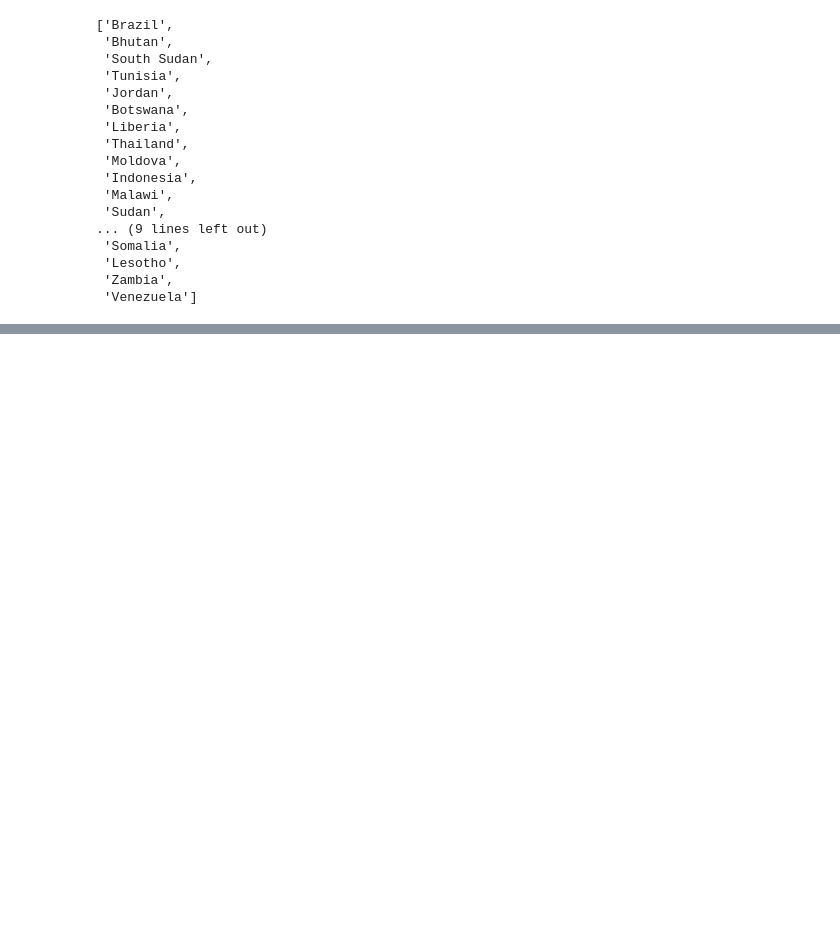
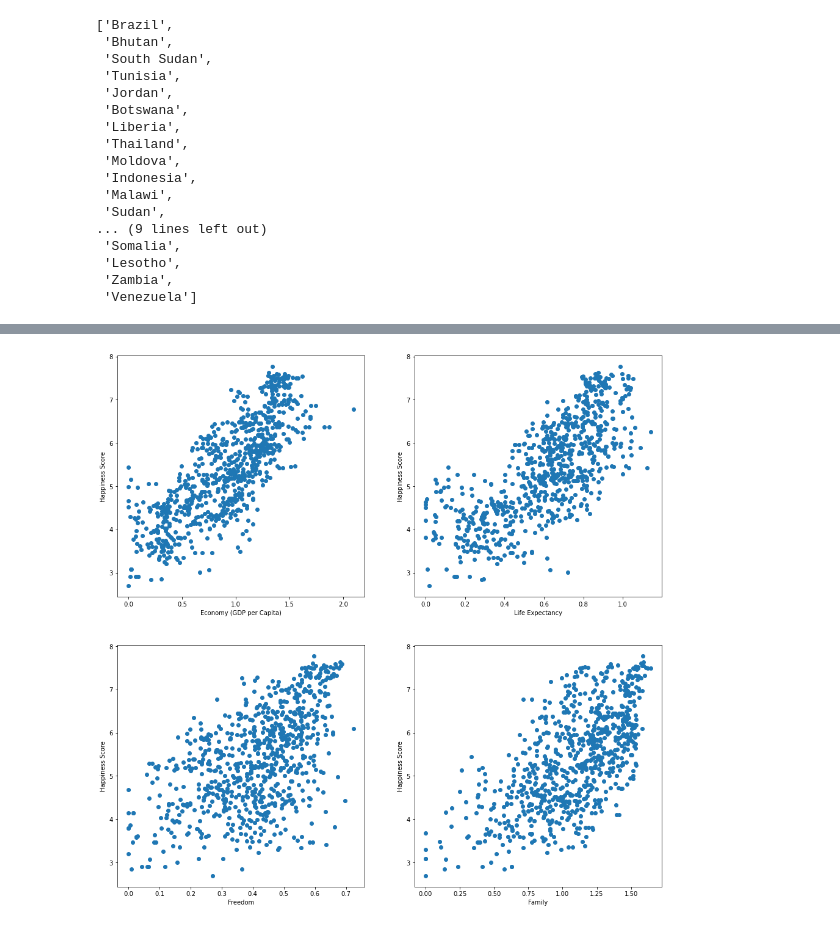
Before and after one commit to ronishi1/cse351-final, a Jupyter notebook: final_project.ipynb, the cells around one changed output, grey strips where cells are left out. Saved outputs shown, nothing was run; the diff lists cells and outputs as text; code cells hidden in the pictures; blank space fills up the shorter version.

Commit message:
Added correlation for happiness score and plots of some features with it

```diff
--- a/final_project.ipynb
+++ b/final_project.ipynb
@@ -204,0 +228,22 @@ list(map(lambda x: x[0], sorted_tupled_rank_slopes_non_abs[-25:]))
+# %%
+fig,axes = plt.subplots(nrows=2, ncols=2, figsize=(16, 16))
+
+axes[0][0].scatter(happiness_data["Economy (GDP per Capita)"],happiness_data["Happiness Score"])
+axes[0][0].set_xlabel("Economy (GDP per Capita)")
+axes[0][0].set_ylabel("Happiness Score")
+
+axes[0][1].scatter(happiness_data["Life Expectancy"],happiness_data["Happiness Score"])
+axes[0][1].set_xlabel("Life Expectancy")
+axes[0][1].set_ylabel("Happiness Score")
+
+axes[1][0].scatter(happiness_data["Freedom"],happiness_data["Happiness Score"])
+axes[1][0].set_xlabel("Freedom")
+axes[1][0].set_ylabel("Happiness Score")
+
+axes[1][1].scatter(happiness_data["Family"],happiness_data["Happiness Score"])
+axes[1][1].set_xlabel("Family")
+axes[1][1].set_ylabel("Happiness Score")
+
+plt.show()
+# %% [output]
+[figure, added]
```
Also changed, not shown: parts of 3 cells of this notebook.
